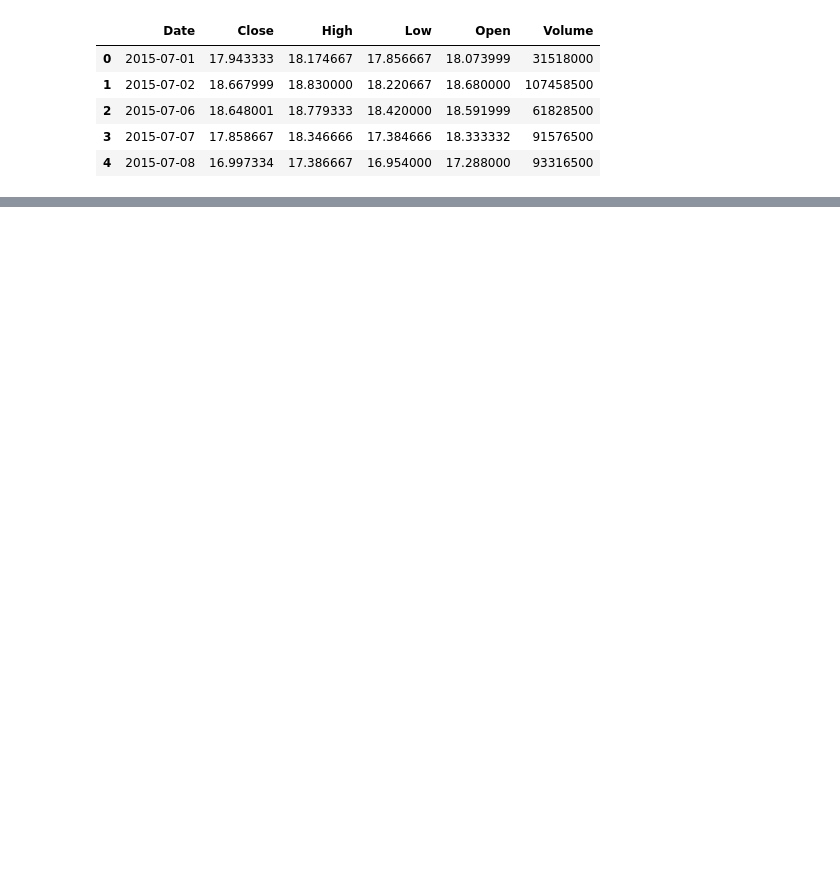
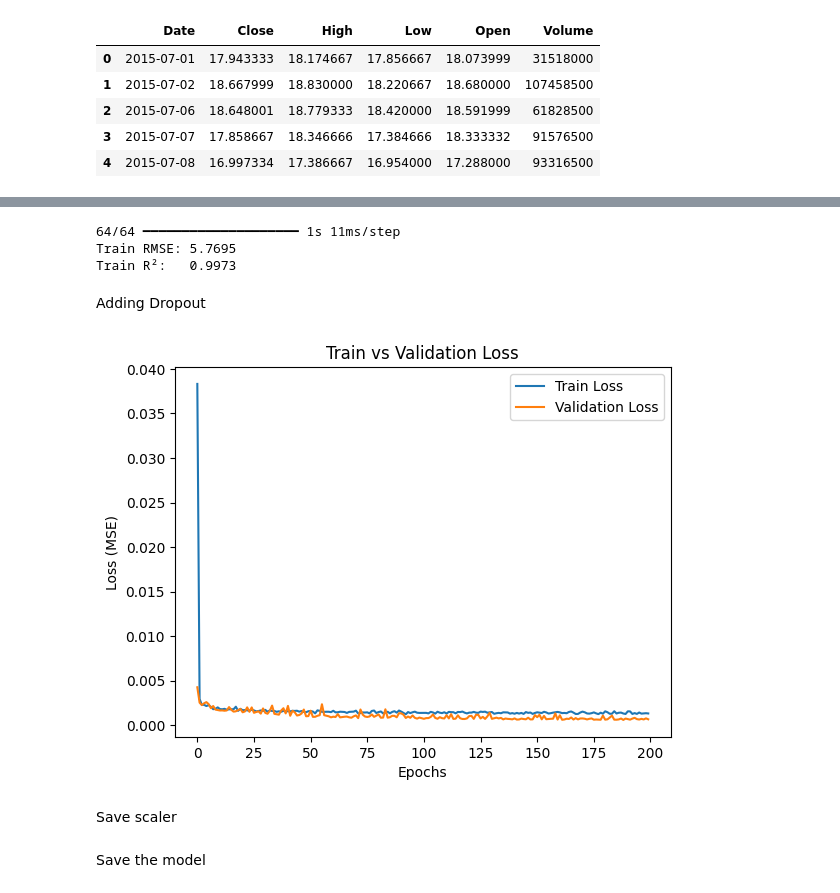
Before and after one commit to Henamen21/Time-Series-Forecasting, a Jupyter notebook: notebooks/Modeling.ipynb, the cells around one changed output, grey strips where cells are left out. Saved outputs shown, nothing was run; the diff lists cells and outputs as text; code cells hidden in the pictures; blank space fills up the shorter version.

```diff
--- a/notebooks/Modeling.ipynb
+++ b/notebooks/Modeling.ipynb
@@ -142,0 +128,42 @@ Name: predicted_mean, Length: 395, dtype: float64
+# %%
+# Predict on training data
+y_train_pred = model.predict(X_train)
+y_train_inv = scaler.inverse_transform(y_train)
+y_train_pred_inv = scaler.inverse_transform(y_train_pred)
+
+# Metrics on train
+from sklearn.metrics import mean_squared_error, r2_score
+train_mse = mean_squared_error(y_train_inv, y_train_pred_inv)
+train_r2 = r2_score(y_train_inv, y_train_pred_inv)
+print(f"Train RMSE: {np.sqrt(train_mse):.4f}")
+print(f"Train R²:   {train_r2:.4f}")
+# %% [output]
+64/64 ━━━━━━━━━━━━━━━━━━━━ 1s 11ms/step
+Train RMSE: 5.7695
+Train R²:   0.9973
+# %% [markdown]
+Adding Dropout
+# %%
+from tensorflow.keras.layers import Dropout
+
+model = Sequential([
+    LSTM(50, activation='relu', input_shape=(n_steps, 1)),
+    Dropout(0.2),
+    Dense(1)
+])
+model.compile(optimizer='adam', loss='mse')
+# %%
+history = model.fit(X_train, y_train, epochs=200, verbose=0, validation_data=(X_test, y_test))
+
+# Plot loss
+plt.plot(history.history['loss'], label='Train Loss')
+plt.plot(history.history['val_loss'], label='Validation Loss')
+plt.title('Train vs Validation Loss')
+plt.xlabel('Epochs')
+plt.ylabel('Loss (MSE)')
+plt.legend()
+plt.show()
+# %% [output]
+[figure, added]
+# %% [markdown]
+Save scaler
@@ -142,0 +174,2 @@ Name: predicted_mean, Length: 395, dtype: float64
+# %% [markdown]
+Save the model
```
Also changed, not shown: parts of 40 cells of this notebook.
